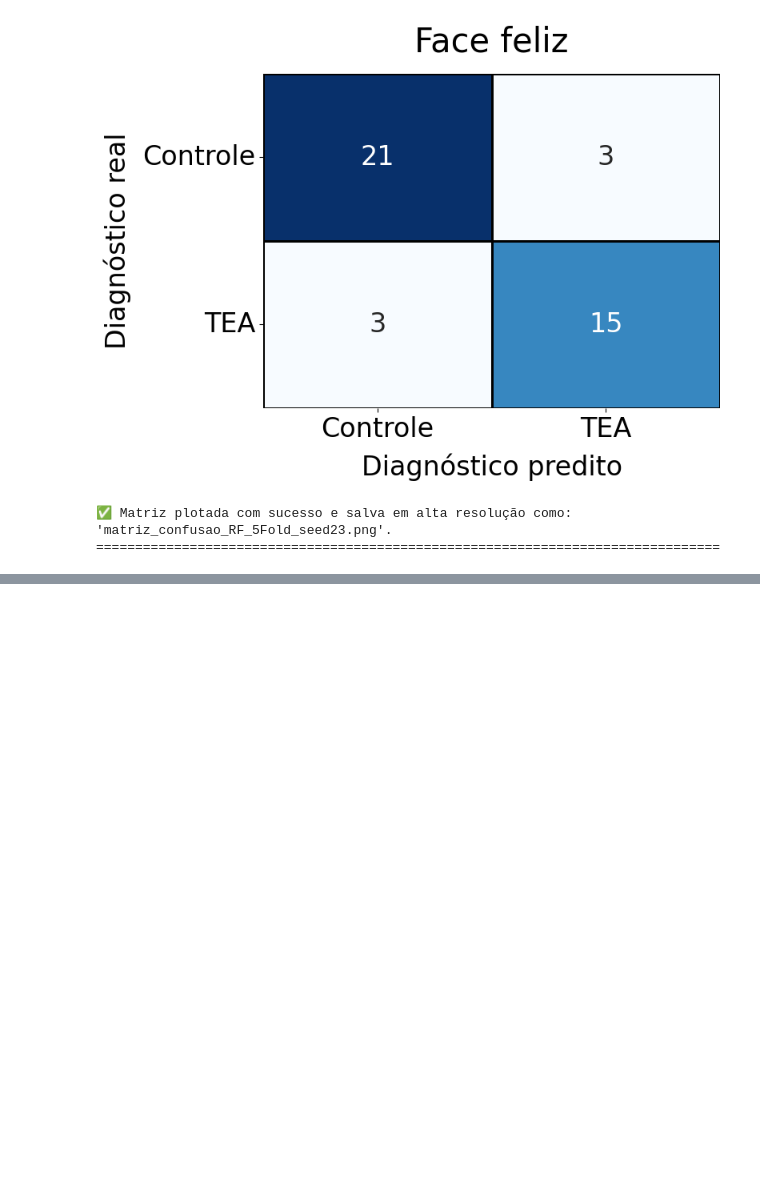
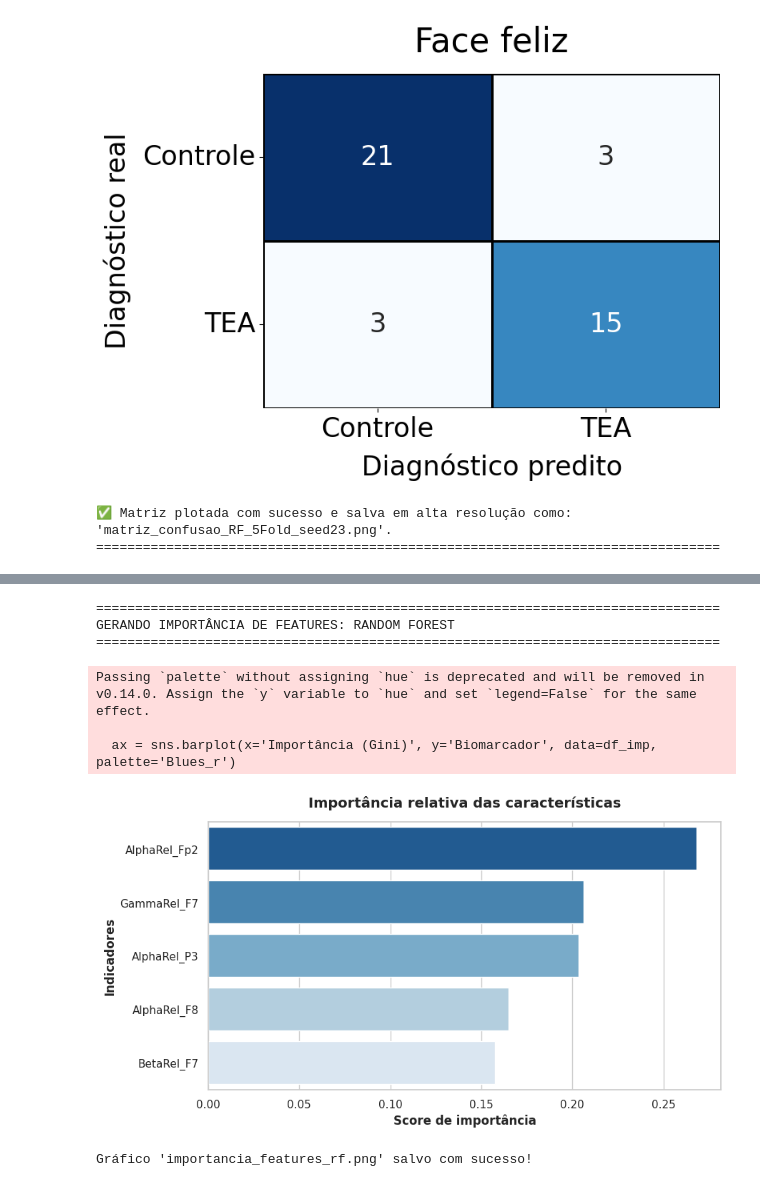
Before and after one commit to brunoandrade-osw/eeg-asd-classification, a Jupyter notebook: notebooks/08_Test.ipynb, the cells around one changed output, grey strips where cells are left out. Saved outputs shown, nothing was run; the diff lists cells and outputs as text; code cells hidden in the pictures; blank space fills up the shorter version.

```diff
--- a/notebooks/08_Test.ipynb
+++ b/notebooks/08_Test.ipynb
@@ -2537,0 +2558,69 @@ GERANDO MATRIZ DE CONFUSÃO: RANDOM FOREST (5-FOLD CV)
+# %%
+import pandas as pd
+import numpy as np
+import os
+import matplotlib.pyplot as plt
+import seaborn as sns
+from sklearn.ensemble import RandomForestClassifier
+
+print("="*80)
+print("GERANDO IMPORTÂNCIA DE FEATURES: RANDOM FOREST")
+print("="*80)
+
+# 1. CARREGAMENTO DOS DADOS
+DIR_REPORTS = '../reports/'
+ARQUIVO_MATRIZ_ORIGINAL = 'tabela_features_eeg_completa.csv'
+caminho_arquivo = os.path.join(DIR_REPORTS, ARQUIVO_MATRIZ_ORIGINAL)
+
+df = pd.read_csv(caminho_arquivo)
+if 'Condicao' in df.columns:
+    df = df[df['Condicao'] == 'Face Feliz'].copy()
+
+features_numericas = [c for c in df.columns if c not in ['ID', 'Grupo', 'Condicao', 'Tipo', 'Frame_Num', 'Target']]
+if 'ID' in df.columns and df['ID'].duplicated().any():
+    df_agrupado = df.groupby(['ID', 'Grupo'])[features_numericas].mean().reset_index()
+else:
+    df_agrupado = df.copy()
+
+if 'Target' not in df_agrupado.columns:
+    df_agrupado['Target'] = df_agrupado['Grupo'].map({'TEA': 1, 'Control': 0})
+
+features_ouro = ['AlphaRel_P3', 'AlphaRel_Fp2', 'BetaRel_F7', 'AlphaRel_F8', 'GammaRel_F7']
+X = df_agrupado[features_ouro]
+y = df_agrupado['Target'].values
+
+# 2. TREINAMENTO DO MODELO OFICIAL (Treinado na base total para extrair o peso global)
+modelo_rf = RandomForestClassifier(random_state=42)
+modelo_rf.fit(X, y)
+
+# 3. EXTRAÇÃO DA IMPORTÂNCIA (MÉTRICA DE GINI)
+importances = modelo_rf.feature_importances_
+df_imp = pd.DataFrame({
+    'Biomarcador': features_ouro,
+    'Importância (Gini)': importances
+}).sort_values(by='Importância (Gini)', ascending=False)
+
+# 4. PLOTAGEM DO GRÁFICO (Estilo Acadêmico)
+plt.figure(figsize=(9, 5))
+sns.set_theme(style="whitegrid")
+# Usando a paleta 'Greens_r' para diferenciar visualmente do XGBoost (se quiser) ou 'Blues_r'
+ax = sns.barplot(x='Importância (Gini)', y='Biomarcador', data=df_imp, palette='Blues_r')
+
+plt.title('Importância relativa das características', fontsize=14, weight='bold', pad=15)
+plt.xlabel('Score de importância', fontsize=12, weight='bold')
+plt.ylabel('Indicadores', fontsize=12, weight='bold')
+plt.tight_layout()
+
+# Exportação em Alta Resolução
+plt.savefig('importancia_features_rf.png', dpi=300, bbox_inches='tight')
+plt.show()
+print("Gráfico 'importancia_features_rf.png' salvo com sucesso!")
+# %% [output]
+================================================================================
+GERANDO IMPORTÂNCIA DE FEATURES: RANDOM FOREST
+================================================================================
+Passing `palette` without assigning `hue` is deprecated and will be removed in v0.14.0. Assign the `y` variable to `hue` and set `legend=False` for the same effect.
+
+  ax = sns.barplot(x='Importância (Gini)', y='Biomarcador', data=df_imp, palette='Blues_r')
+[figure, added]
+Gráfico 'importancia_features_rf.png' salvo com sucesso!
```
Also changed, not shown: parts of 3 cells of this notebook, 4 other files.
